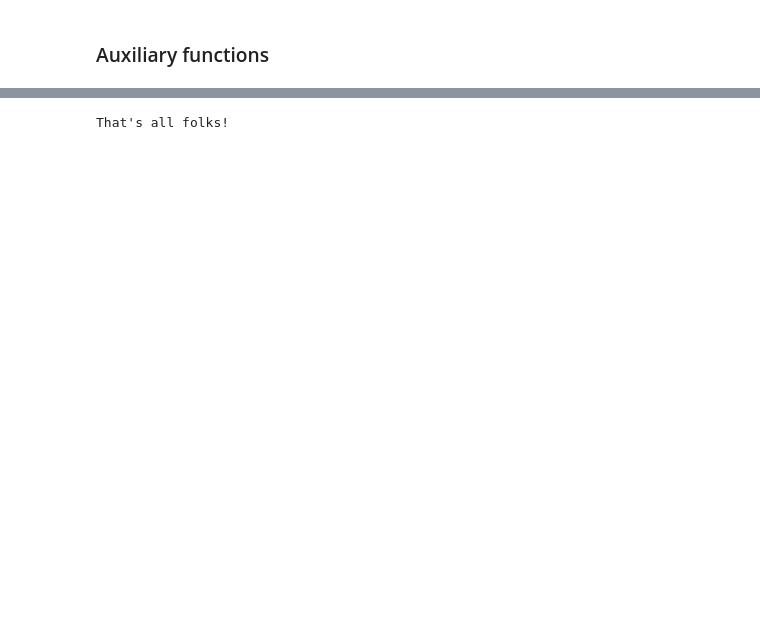
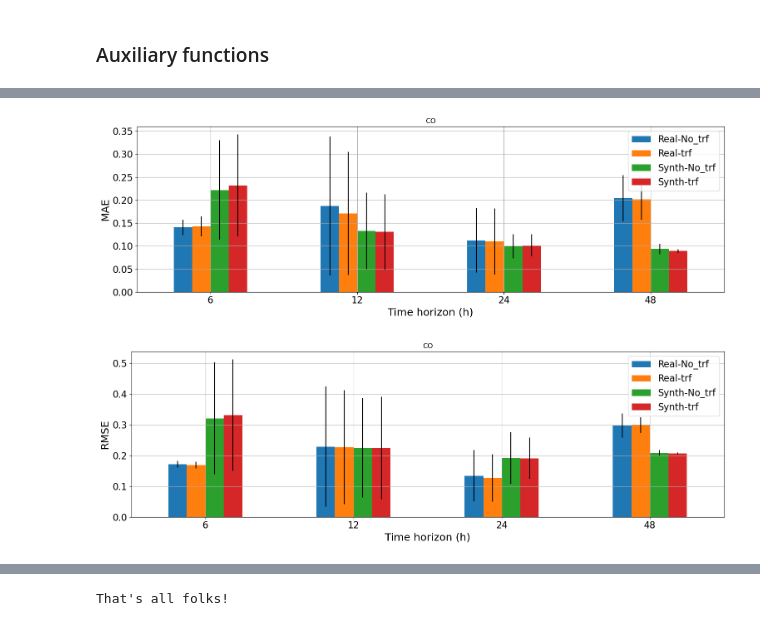
Before and after one commit to fterroso/airpollution_gnn_uca_upct, a Jupyter notebook: 05_analyze_results.ipynb, the cells around one changed output, grey strips where cells are left out. Cells and saved outputs as stored; diff of their text form; code cells hidden in the pictures; blank space fills up the shorter version.

```diff
--- a/05_analyze_results.ipynb
+++ b/05_analyze_results.ipynb
@@ -105,7 +107,6 @@ for _city in city_lst:
                     #Metris by station
                     for i in range(y_true_df.shape[0]):
                         mae, mse, rmse, cvrmse, mape= compute_metrics(y_true_df.iloc[i], y_hat_df.iloc[i])
-                        #print(y_true_df, y_hat_df, mae, mse, rmse, cvrmse, mape)
                         metrics_by_sensors.append((_T, _trf_str, k, i, mae, mse, rmse, cvrmse, mape))
 
                     for c in y_true_df.columns:
@@ -125,10 +126,11 @@ for _city in city_lst:
     print("METRICS BY POLLUTANT")
     for t in T_lst:
         print("*"*4)
-        print(f"{_city} - {t}h time horizon")
+        print(f"{_city}{synth_data_str} - {t}h time horizon")
         metric_agg_mean_df= metrics_by_pollutants_df[metrics_by_pollutants_df['T']==t].drop(columns='sensor').groupby('pollutant T traffic'.split()).mean()
         print(metric_agg_mean_df)
 
+    """
     print("*"*8)
     print("METRICS BY SENSORS")
     for t in T_lst:
@@ -136,7 +138,7 @@ for _city in city_lst:
         metric_agg_mean_df= metrics_by_sensors_df[metrics_by_sensors_df['T']==t].groupby('sensor T traffic'.split()).mean()
         print(metric_agg_mean_df)
         print("*"*4)
-
+    """
     print("*"*8)
     print("FORECASTED VS REAL PLOTS")
 
@@ -205,0 +234,3 @@ FORECASTED VS REAL PLOTS
+# %%
+pollutants_lst= metrics_by_sensors_real_trf_df['pollutant'].unique()
+pollutants_lst
@@ -205,0 +239,3 @@ FORECASTED VS REAL PLOTS
+# %%
+metric_real_trf_df= metrics_by_sensors_real_trf_df.drop(columns='sensor traffic T'.split()).groupby('pollutant'.split()).mean()
+metric_real_trf_df
@@ -205,0 +250,3 @@ FORECASTED VS REAL PLOTS
+# %%
+metric_synth_trf_df= metrics_by_sensors_synth_trf_df.drop(columns='sensor traffic T'.split()).groupby('pollutant'.split()).mean()
+metric_synth_trf_df
@@ -205,0 +261,65 @@ FORECASTED VS REAL PLOTS
+# %%
+v_dict_mean= {}
+v_dict_std= {}
+
+for T in T_lst:
+
+        real_trf_df= metrics_by_sensors_real_trf_df[metrics_by_sensors_real_trf_df['T']==T]
+        synth_trf_df= metrics_by_sensors_synth_trf_df[metrics_by_sensors_synth_trf_df['T']==T]
+
+        real_no_trf_df= metrics_by_sensors_real_no_trf_df[metrics_by_sensors_real_no_trf_df['T']==T]
+        synth_no_trf_df= metrics_by_sensors_synth_no_trf_df[metrics_by_sensors_synth_no_trf_df['T']==T]
+
+        metric_synth_trf_df= synth_trf_df.drop(columns='sensor traffic T'.split()).groupby('pollutant'.split()).mean()
+        metric_real_trf_df= real_trf_df.drop(columns='sensor traffic T'.split()).groupby('pollutant'.split()).mean()
+
+        metric_synth_trf_std_df= synth_trf_df.drop(columns='sensor traffic T'.split()).groupby('pollutant'.split()).std()
+        metric_real_trf_std_df= real_trf_df.drop(columns='sensor traffic T'.split()).groupby('pollutant'.split()).std()
+
+        metric_synth_no_trf_df= synth_no_trf_df.drop(columns='sensor traffic T'.split()).groupby('pollutant'.split()).mean()
+        metric_real_no_trf_df= real_no_trf_df.drop(columns='sensor traffic T'.split()).groupby('pollutant'.split()).mean()
+
+        metric_synth_no_trf_std_df= synth_no_trf_df.drop(columns='sensor traffic T'.split()).groupby('pollutant'.split()).std()
+        metric_real_no_trf_std_df= real_no_trf_df.drop(columns='sensor traffic T'.split()).groupby('pollutant'.split()).std()
+
+        for p in pollutants_lst:
+            for m in 'MAE RMSE MSE'.split():
+                v_lst= v_dict_mean.get(f'{p}-{m}', [])
+
+                real_mean_p=metric_real_trf_df.loc[p,m]
+                synth_mean_p= metric_synth_trf_df.loc[p,m]
+
+                real_mean_no_trf_p=metric_real_no_trf_df.loc[p,m]
+                synth_mean_no_trf_p= metric_synth_no_trf_df.loc[p,m]
+
+                v_lst.append((T,real_mean_no_trf_p, real_mean_p, synth_mean_no_trf_p, synth_mean_p))
+                v_dict_mean[f'{p}-{m}']= v_lst
+
+                v_lst= v_dict_std.get(f'{p}-{m}', [])
+
+                real_std_p=metric_real_trf_std_df.loc[p,m]
+                synth_std_p= metric_synth_trf_std_df.loc[p,m]
+
+                real_std_no_trf_p=metric_real_no_trf_std_df.loc[p,m]
+                synth_std_no_trf_p= metric_synth_no_trf_std_df.loc[p,m]
+
+                v_lst.append((T, real_std_no_trf_p, real_std_p, synth_std_no_trf_p, synth_std_p))
+                v_dict_std[f'{p}-{m}']= v_lst
+
+
+for k, v in v_dict_mean.items():
+    df= pd.DataFrame(v, columns='T Real-No_trf Real-trf Synth-No_trf Synth-trf'.split())
+    std_df= pd.DataFrame(v_dict_std[k], columns='T Real-No_trf Real-trf Synth-No_trf Synth-trf'.split())
+    #print(std_df)
+    df= df.set_index('T')
+    std_df= std_df.set_index('T')
+    p,m= k.split('-')
+    df.plot(kind='bar', figsize=(15,5), title=p, grid=True, fontsize=16, yerr= std_df, rot=0);
+    plt.tight_layout()
+    plt.xlabel('Time horizon (h)', fontsize=18)
+    plt.ylabel(m, fontsize=18)
+    plt.legend(fontsize = 16)
+    plt.savefig(os.path.join('figs', f'real_vs_synth_{_city}_{p}_{m}.png'), bbox_inches='tight')
+# %% [output]
+[figure, added]
+[figure, added]
```
Also changed, not shown: parts of 36 cells of this notebook.
